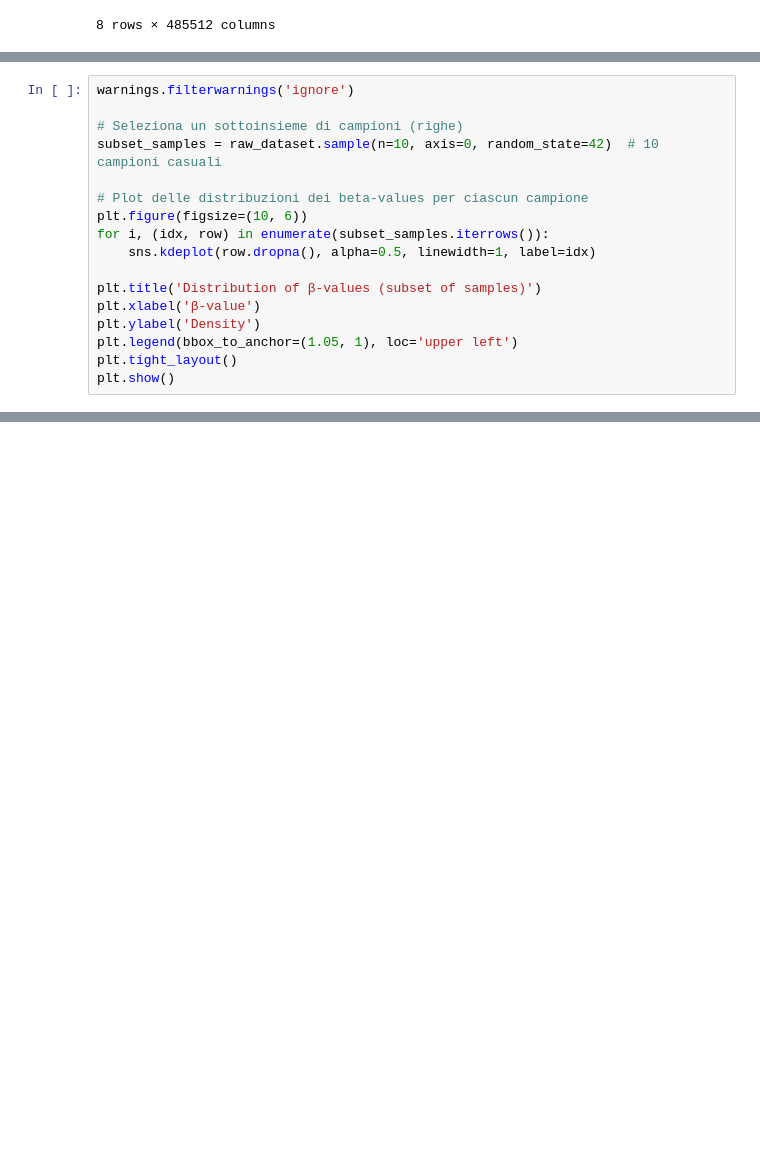
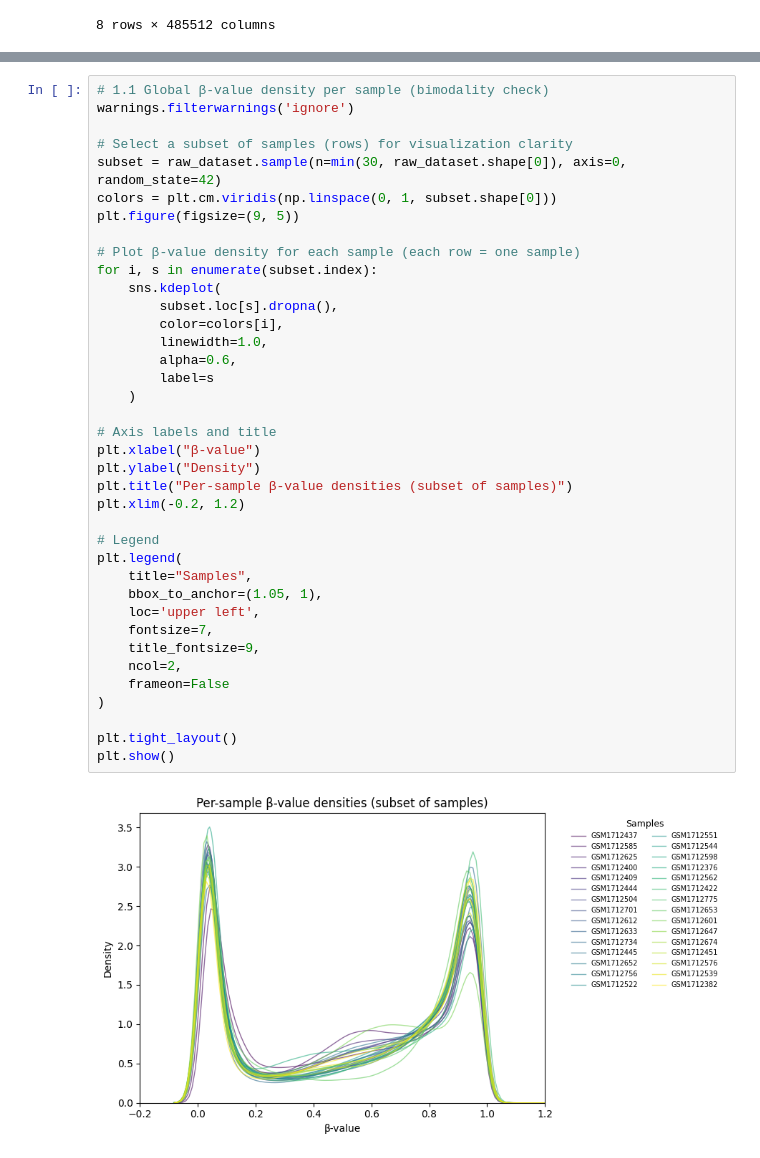
Before and after one commit to elisabettaroviera/THESIS, a Jupyter notebook: 01 - Notebook/01-data-exploration.ipynb, the cells around one changed output, grey strips where cells are left out. Cells and saved outputs as stored; diff of their text form; blank space fills up the shorter version.

Commit message:
Data exploration & visualization - Second final version

```diff
--- a/01 - Notebook/01-data-exploration.ipynb
+++ b/01 - Notebook/01-data-exploration.ipynb
@@ -264,17 +154,0 @@ The KDE visualization illustrates the distribution of β-values across a random
-# %%
-warnings.filterwarnings('ignore')
-
-# Seleziona un sottoinsieme di campioni (righe)
-subset_samples = raw_dataset.sample(n=10, axis=0, random_state=42)  # 10 campioni casuali
-
-# Plot delle distribuzioni dei beta-values per ciascun campione
-plt.figure(figsize=(10, 6))
-for i, (idx, row) in enumerate(subset_samples.iterrows()):
-    sns.kdeplot(row.dropna(), alpha=0.5, linewidth=1, label=idx)
-
-plt.title('Distribution of β-values (subset of samples)')
-plt.xlabel('β-value')
-plt.ylabel('Density')
-plt.legend(bbox_to_anchor=(1.05, 1), loc='upper left')
-plt.tight_layout()
-plt.show()
@@ -318,0 +289,40 @@ A **possible direction** for future analysis—still at a conceptual stage—is
+# %%
+# 1.1 Global β-value density per sample (bimodality check)
+warnings.filterwarnings('ignore')
+
+# Select a subset of samples (rows) for visualization clarity
+subset = raw_dataset.sample(n=min(30, raw_dataset.shape[0]), axis=0, random_state=42)
+colors = plt.cm.viridis(np.linspace(0, 1, subset.shape[0]))
+plt.figure(figsize=(9, 5))
+
+# Plot β-value density for each sample (each row = one sample)
+for i, s in enumerate(subset.index):
+    sns.kdeplot(
+        subset.loc[s].dropna(),
+        color=colors[i],
+        linewidth=1.0,
+        alpha=0.6,
+        label=s
+    )
+
+# Axis labels and title
+plt.xlabel("β-value")
+plt.ylabel("Density")
+plt.title("Per-sample β-value densities (subset of samples)")
+plt.xlim(-0.2, 1.2)
+
+# Legend
+plt.legend(
+    title="Samples",
+    bbox_to_anchor=(1.05, 1),
+    loc='upper left',
+    fontsize=7,
+    title_fontsize=9,
+    ncol=2,
+    frameon=False
+)
+
+plt.tight_layout()
+plt.show()
+# %% [output]
+[figure, added]
```
Also changed, not shown: parts of 44 cells of this notebook.
